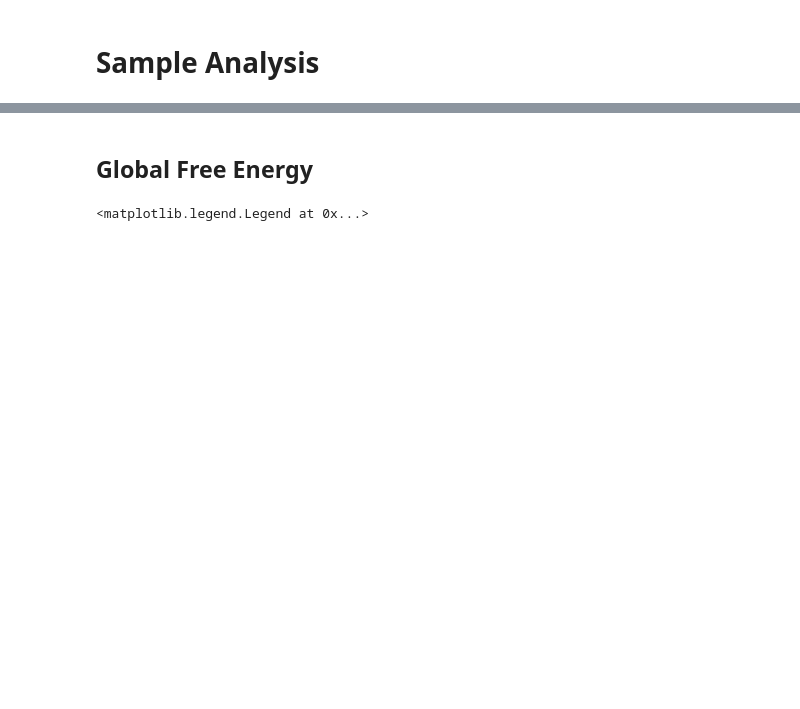
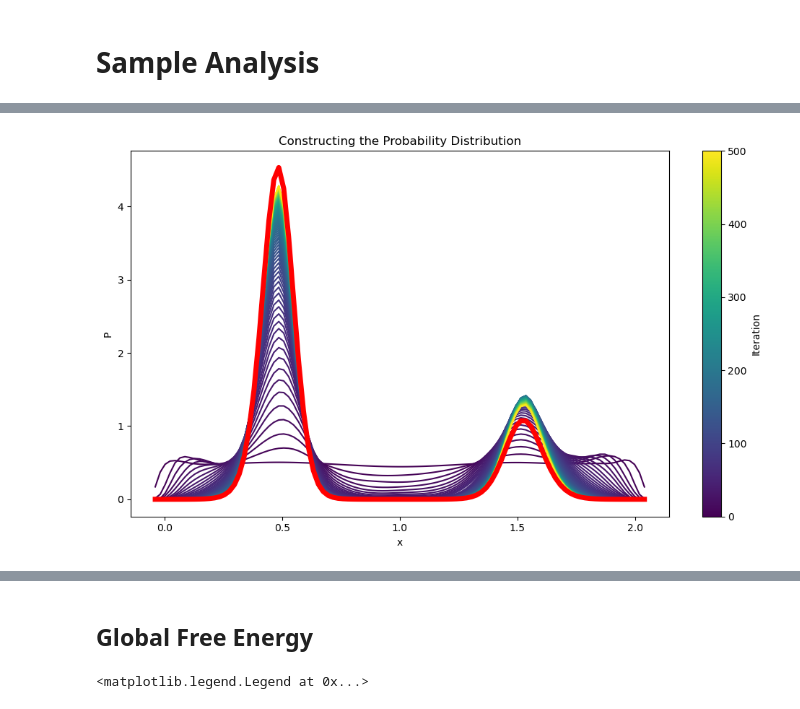
Before and after one commit to abrahmasandra/MENG255UmbrellaSampling, a Jupyter notebook: umbsampling.ipynb, the cells around one changed output, grey strips where cells are left out. Saved outputs shown, nothing was run; the diff lists cells and outputs as text; code cells hidden in the pictures; blank space fills up the shorter version.

```diff
--- a/umbsampling.ipynb
+++ b/umbsampling.ipynb
@@ -290 +397,6 @@ plt.show()
+# %%
+# Perform WHAM on the two well samples
+P, hists, bin_centers, bin_edges, global_free_energy = WHAM(samples, bias, two_well_1d, plot=True, num_bins=100, max_iters=500, max_atol=1e-6)
+# %% [output]
+[figure, added]
 # %%
```
Also changed, not shown: parts of 28 cells of this notebook, 1 other file.
